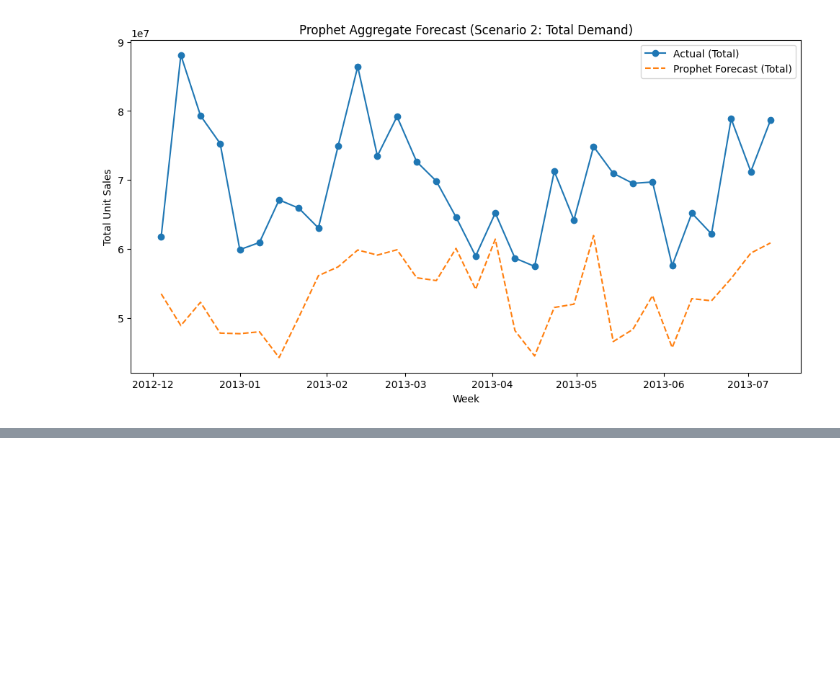
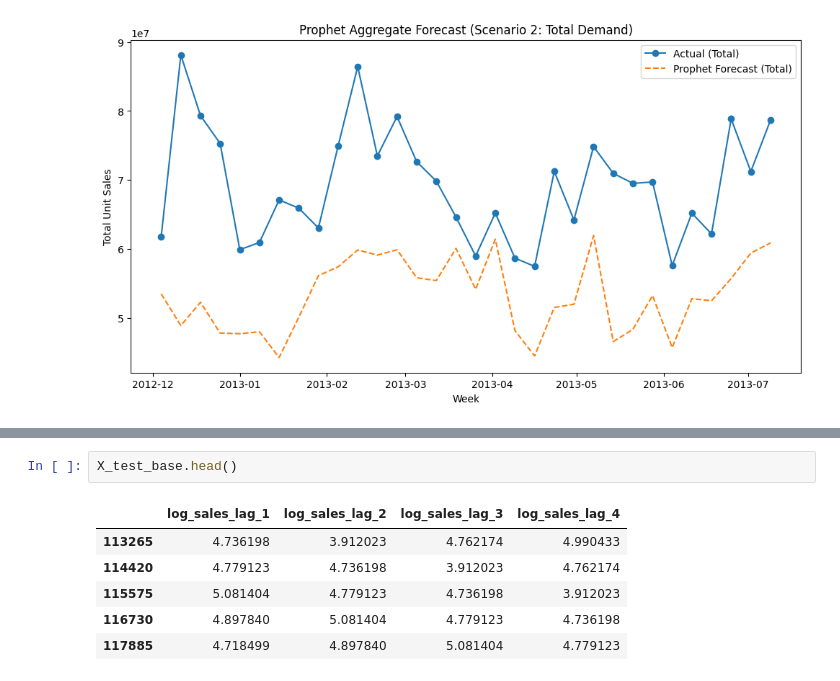
Before and after one commit to ramdular-lab/Demand-Forecasting---braxton-data, a Jupyter notebook: Demand Forecasting.ipynb, the cells around one changed output, grey strips where cells are left out. Cells and saved outputs as stored; diff of their text form; blank space fills up the shorter version.

```diff
--- a/Demand Forecasting.ipynb
+++ b/Demand Forecasting.ipynb
@@ -1295,0 +1212,9 @@ expected is_holiday, is_display_sku, is_featured_sku in input data
+# %%
+X_test_base.head()
+# %% [output]
+|  | log_sales_lag_1 | log_sales_lag_2 | log_sales_lag_3 | log_sales_lag_4 |
+| 113265 | 4.736198 | 3.912023 | 4.762174 | 4.990433 |
+| 114420 | 4.779123 | 4.736198 | 3.912023 | 4.762174 |
+| 115575 | 5.081404 | 4.779123 | 4.736198 | 3.912023 |
+| 116730 | 4.897840 | 5.081404 | 4.779123 | 4.736198 |
+| 117885 | 4.718499 | 4.897840 | 5.081404 | 4.779123 |
```
Also changed, not shown: parts of 10 cells of this notebook, 5 other files.
